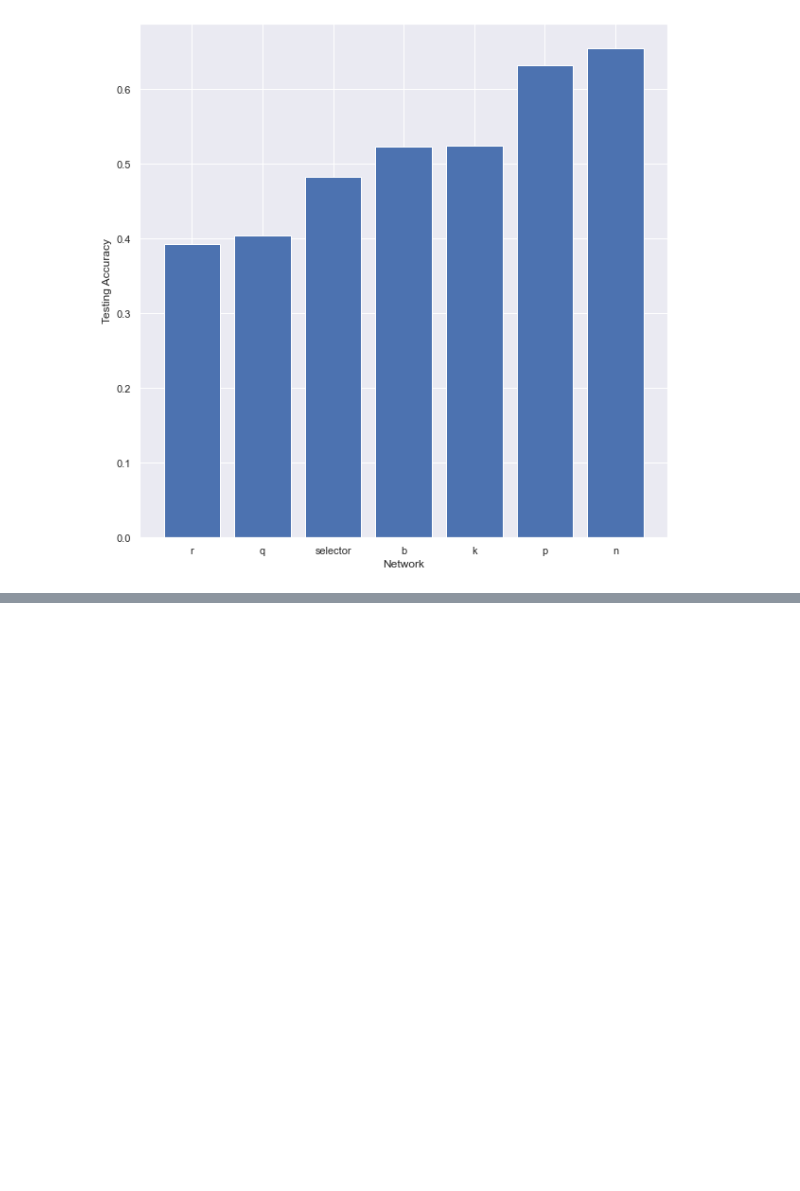
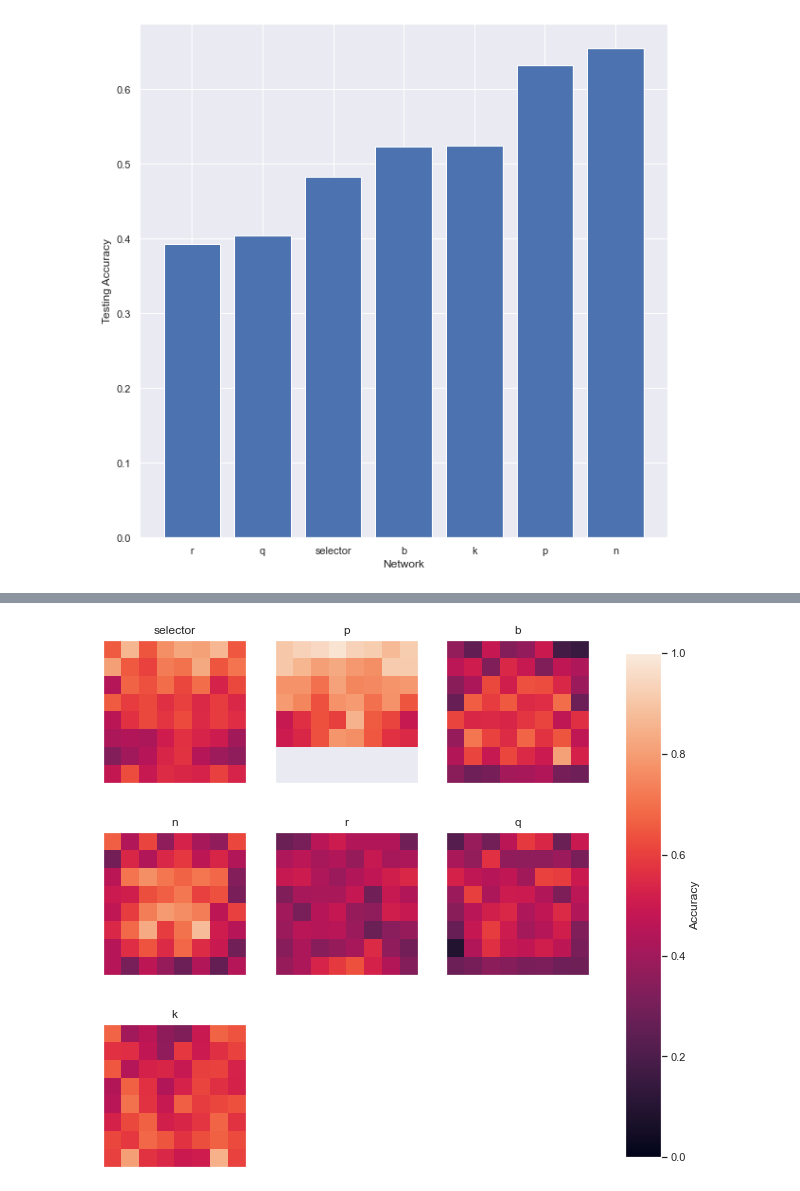
Before and after one commit to jerseyjosh/MockFish, a Jupyter notebook: visuals.ipynb, the cells around one changed output, grey strips where cells are left out. Drawn from its saved outputs; the diff is of its cells as text; code cells hidden in the pictures; blank space fills up the shorter version.

```diff
--- a/visuals.ipynb
+++ b/visuals.ipynb
@@ -71,3 +71,5 @@ plt.ylabel("Testing Accuracy")
 # %% [output]
 Text(0, 0.5, 'Testing Accuracy')
 [figure]
+# %%
+testing_results = pd.read_pickle(RESULTS_DIR + 'testing_results.pickle')
@@ -73,0 +93,17 @@ Text(0, 0.5, 'Testing Accuracy')
+# %%
+fig, axs = plt.subplots(3, 3, figsize=(10,10))
+for i, ax in enumerate(axs.ravel()[:7]):
+    im = ax.imshow(testing_results.class_accuracy.iloc[i].reshape(8,8).flip([0]), vmin=0, vmax=1)
+    ax.set_title(testing_results.network.iloc[i])
+    ax.grid(False)
+    ax.xaxis.set_visible(False)
+    ax.yaxis.set_visible(False)
+fig.delaxes(axs[2][1])
+fig.delaxes(axs[2, 2])
+
+fig.subplots_adjust(right=0.8)
+cbar_ax = fig.add_axes([0.85, 0.15, 0.05, 0.7])
+cbar = fig.colorbar(im, cax=cbar_ax)
+cbar.set_label("Accuracy")
+# %% [output]
+[figure, added]
```
Also changed, not shown: parts of 2 cells of this notebook, 6 other files.
